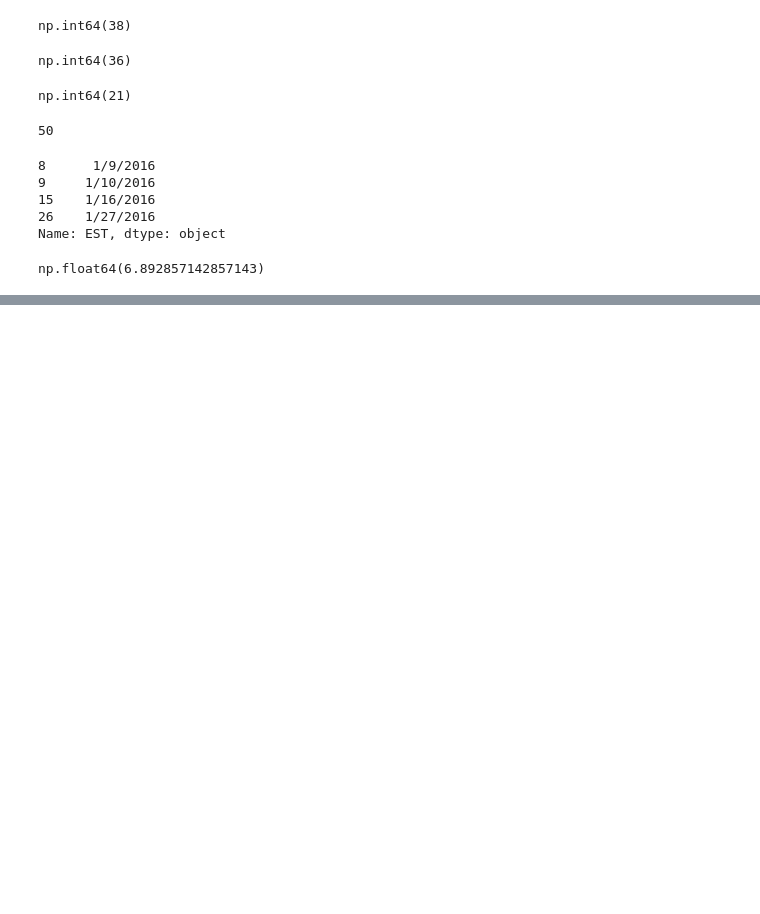
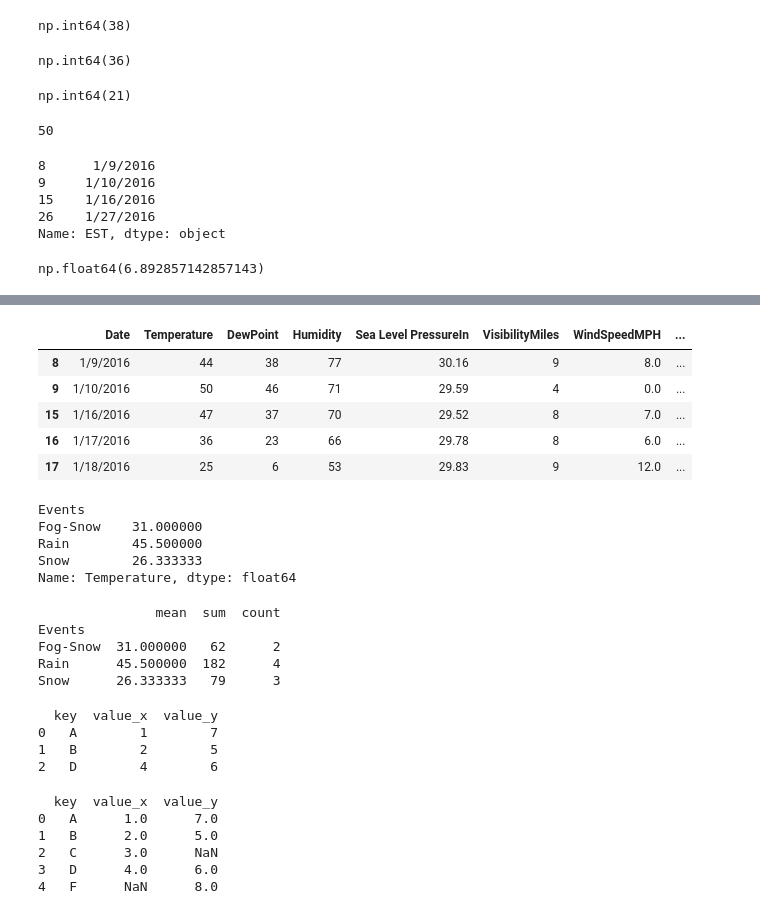
Before and after one commit to Imani-hub-pixel/Data-analysis-Python-, a Jupyter notebook: intro.ipynb, the cells around one changed output, grey strips where cells are left out. Drawn from its saved outputs; the diff is of its cells as text; code cells hidden in the pictures; blank space fills up the shorter version.

Commit message:
Data manipulation,merging and joining

```diff
--- a/intro.ipynb
+++ b/intro.ipynb
@@ -65,0 +179,30 @@ np.float64(6.892857142857143)
+# %%
+df['Sea Level PressureInches']=df['Sea Level PressureIn'].astype(int)
+# %%
+df.head(5)
+# %% [output]
+|  | Date | Temperature | DewPoint | Humidity | Sea Level PressureIn | VisibilityMiles | WindSpeedMPH | ... |
+| 8 | 1/9/2016 | 44 | 38 | 77 | 30.16 | 9 | 8.0 | ... |
+| 9 | 1/10/2016 | 50 | 46 | 71 | 29.59 | 4 | 0.0 | ... |
+| 15 | 1/16/2016 | 47 | 37 | 70 | 29.52 | 8 | 7.0 | ... |
+| 16 | 1/17/2016 | 36 | 23 | 66 | 29.78 | 8 | 6.0 | ... |
+| 17 | 1/18/2016 | 25 | 6 | 53 | 29.83 | 9 | 12.0 | ... |
+# %%
+grouped_mean=df.groupby('Events')['Temperature'].mean()
+print(grouped_mean)
+# %% [output]
+Events
+Fog-Snow    31.000000
+Rain        45.500000
+Snow        26.333333
+Name: Temperature, dtype: float64
+# %%
+#Aggregate multiple functions
+grouped_agg=df.groupby('Events')['Temperature'].agg(['mean','sum','count'])
+print(grouped_agg)
+# %% [output]
+               mean  sum  count
+Events
+Fog-Snow  31.000000   62      2
+Rain      45.500000  182      4
+Snow      26.333333   79      3
@@ -65,0 +213,20 @@ np.float64(6.892857142857143)
+# %%
+#Merging two dataframes
+df3=pd.merge(df1,df2,on='key',how='inner')
+print(df3)
+# %% [output]
+  key  value_x  value_y
+0   A        1        7
+1   B        2        5
+2   D        4        6
+# %%
+#Merging two dataframes
+df3=pd.merge(df1,df2,on='key',how='outer')
+print(df3)
+# %% [output]
+  key  value_x  value_y
+0   A      1.0      7.0
+1   B      2.0      5.0
+2   C      3.0      NaN
+3   D      4.0      6.0
+4   F      NaN      8.0
```
Also changed, not shown: parts of 12 cells of this notebook.
